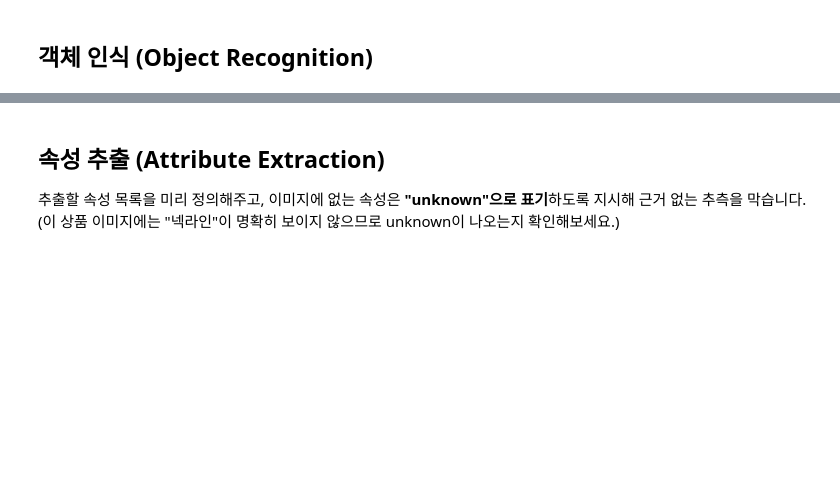
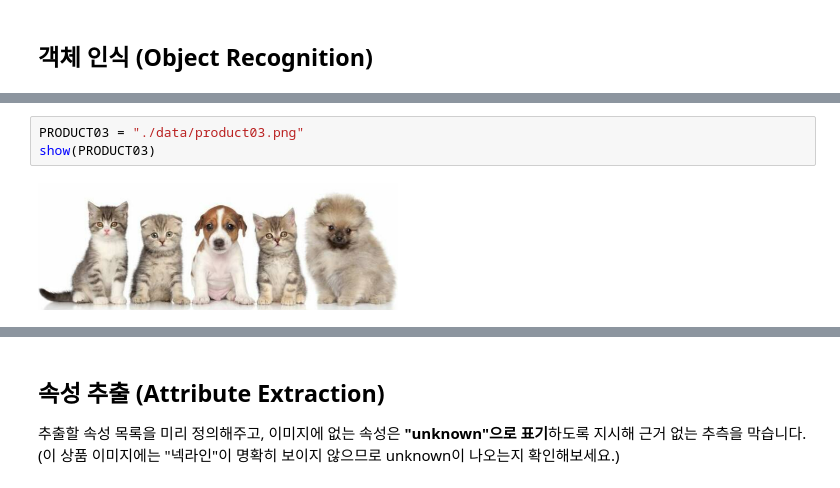
Before and after one commit to good593/course_VLM, a Jupyter notebook: 2. VLM Prompt Engineering/examples/2. Image Info Extraction.ipynb, the cells around one changed output, grey strips where cells are left out. Cells and saved outputs as stored; diff of their text form; blank space fills up the shorter version.

```diff
--- a/2. VLM Prompt Engineering/examples/2. Image Info Extraction.ipynb
+++ b/2. VLM Prompt Engineering/examples/2. Image Info Extraction.ipynb
@@ -43,0 +66,5 @@ print(objects)
+# %%
+PRODUCT03 = "./data/product03.png"
+show(PRODUCT03)
+# %% [output]
+[figure, added]
```
Also changed, not shown: parts of 10 cells of this notebook, 7 other files.
